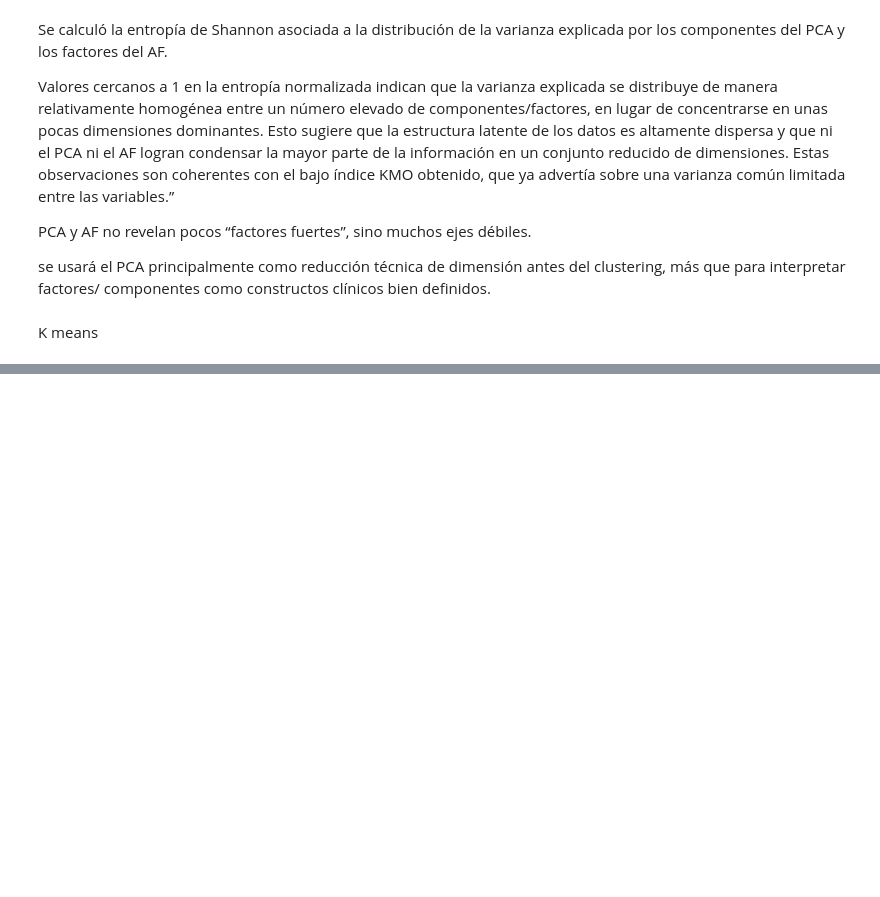
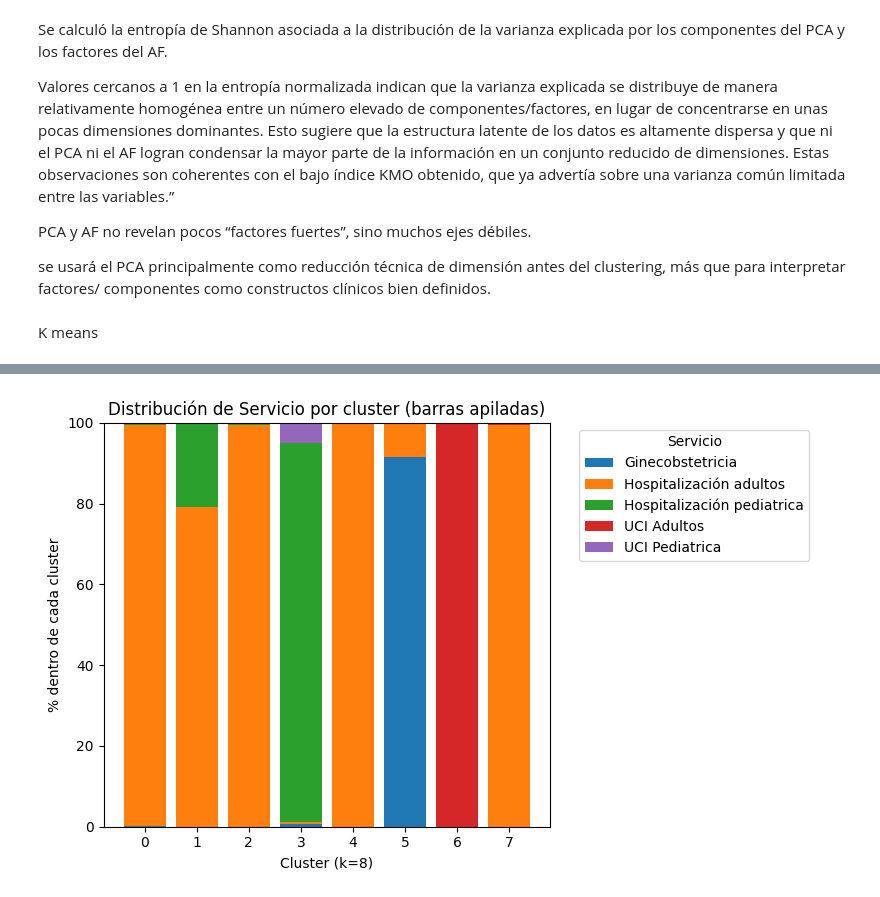
Before and after one commit to kerenslendyrc/Estadistica, a Jupyter notebook: Edpractica1.ipynb, the cells around one changed output, grey strips where cells are left out. Saved outputs shown, nothing was run; the diff lists cells and outputs as text; code cells hidden in the pictures; blank space fills up the shorter version.

```diff
--- a/Edpractica1.ipynb
+++ b/Edpractica1.ipynb
@@ -1055,3 +1063,11 @@ PCA y AF no revelan pocos “factores fuertes”, sino muchos ejes débiles.
 se usará el PCA principalmente como reducción técnica de dimensión antes del clustering, más que para interpretar factores/ componentes como constructos clínicos bien definidos.
 # %% [markdown]
 K means
+# %%
+import numpy as np
+
+# Proyección de TODO X_scaled a PCA usando el modelo entrenado en la muestra
+X_pca_full = pca_sample.transform(X_scaled)
+
+print("Shape de X_pca_full:", X_pca_full.shape)
+print("Número de componentes (≥ 85% varianza):", n_components_85)
@@ -1057,0 +1433,8 @@ K means
+# %%
+tablas_k8 = {}
+tablas_k8_pct = {}
+
+for col in vars_perfil:
+    tabla, tabla_pct = perfil_categorica(df_k, col, "cluster_k8")
+    tablas_k8[col] = tabla
+    tablas_k8_pct[col] = tabla_pct
@@ -1057,0 +1546,29 @@ K means
+# %%
+import matplotlib.pyplot as plt
+import pandas as pd
+
+tabla_serv = pd.crosstab(df_k8["cluster_k8"], df_k8["Servicio"])
+tabla_serv_pct = tabla_serv.div(tabla_serv.sum(axis=1), axis=0) * 100
+
+plt.figure(figsize=(8,5))
+
+bottom = np.zeros(tabla_serv_pct.shape[0])
+
+for col in tabla_serv_pct.columns:
+    plt.bar(
+        tabla_serv_pct.index,
+        tabla_serv_pct[col],
+        bottom=bottom,
+        label=col
+    )
+    bottom += tabla_serv_pct[col].values
+
+plt.xlabel("Cluster (k=8)")
+plt.ylabel("% dentro de cada cluster")
+plt.title("Distribución de Servicio por cluster (barras apiladas)")
+plt.xticks(tabla_serv_pct.index)
+plt.legend(title="Servicio", bbox_to_anchor=(1.05, 1), loc="upper left")
+plt.tight_layout()
+plt.show()
+# %% [output]
+[figure, added]
```
Also changed, not shown: parts of 79 cells of this notebook.
